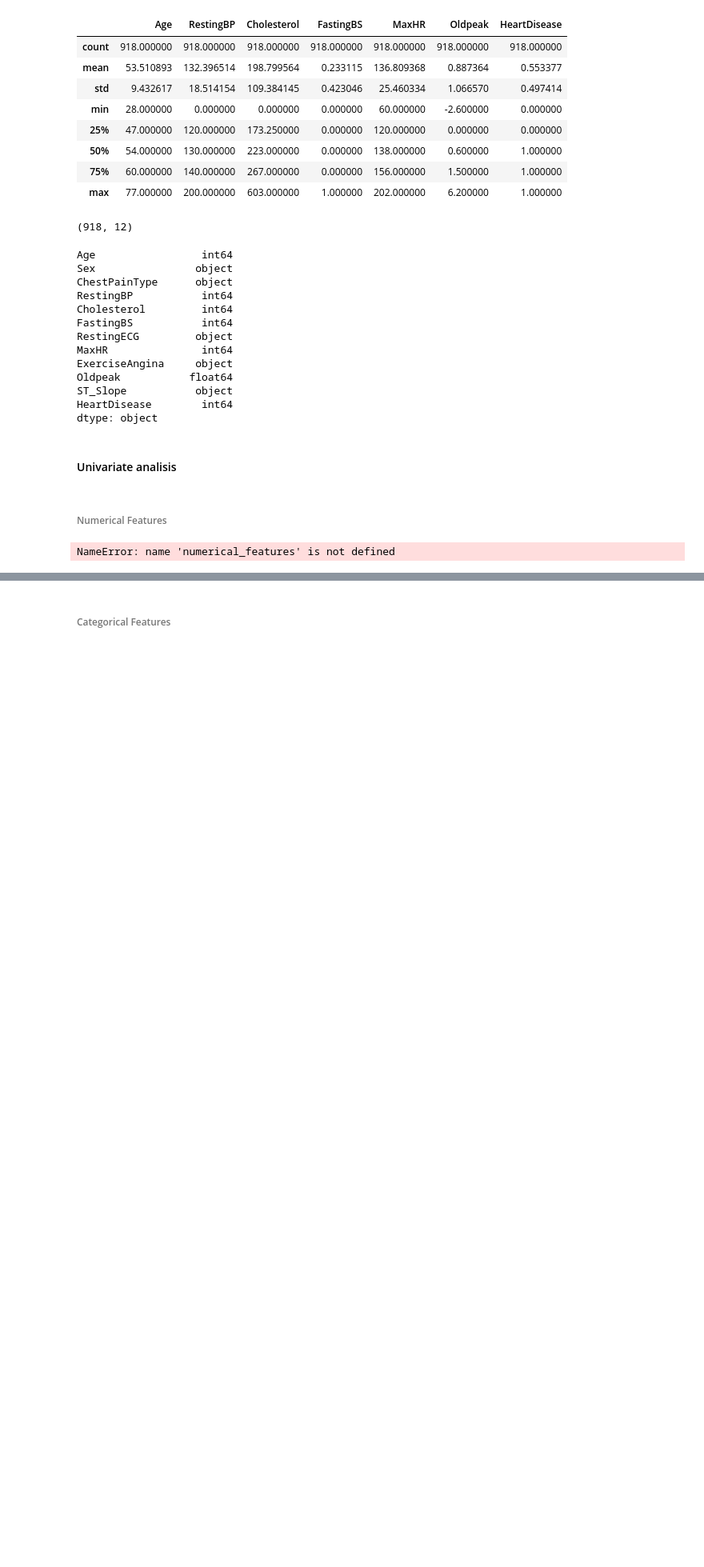
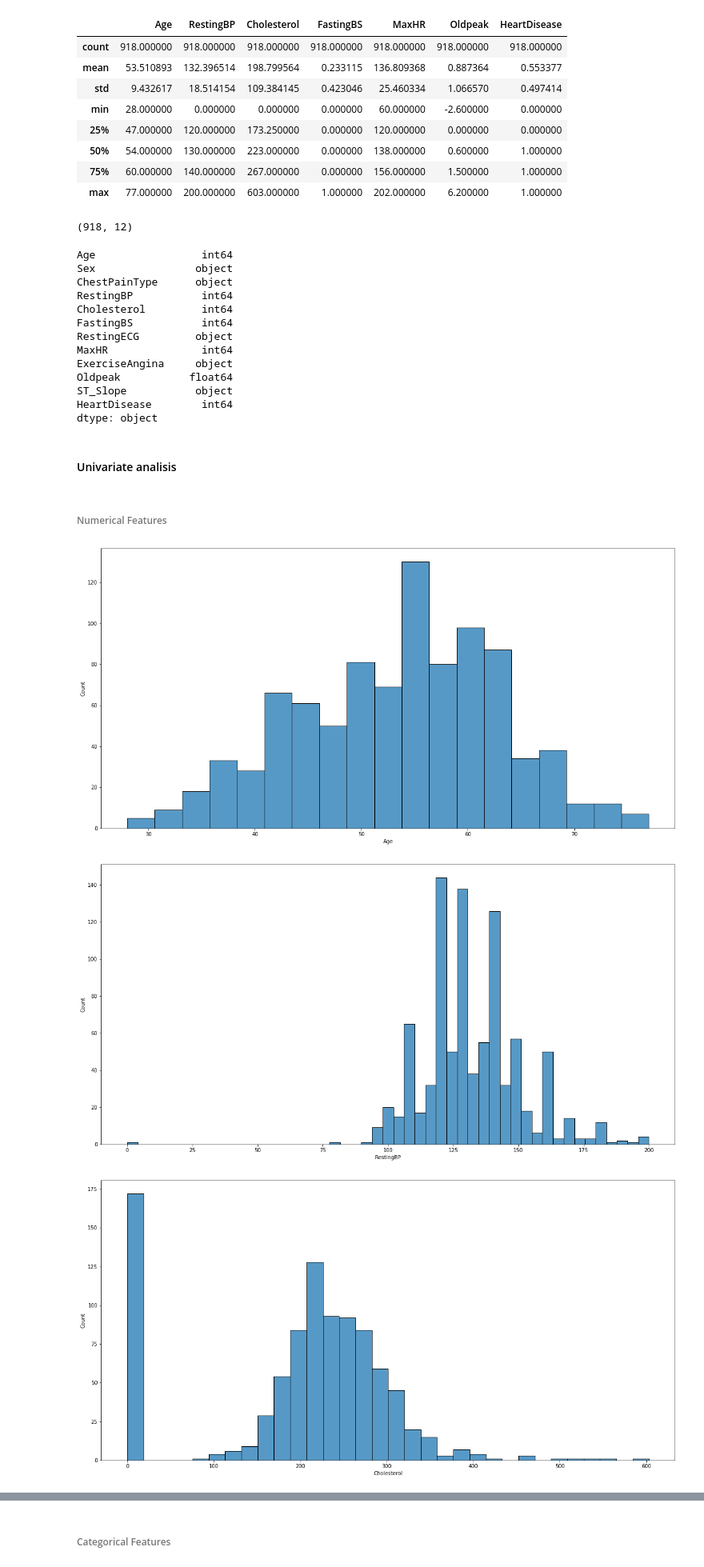
Before and after one commit to 13Mai13/heart-failure, a Jupyter notebook: notebooks/heart-failure.ipynb, the cells around one changed output, grey strips where cells are left out. Shown at 80% size. Saved outputs shown, nothing was run; the diff lists cells and outputs as text; code cells hidden in the pictures; blank space fills up the shorter version.

```diff
--- a/notebooks/heart-failure.ipynb
+++ b/notebooks/heart-failure.ipynb
@@ -70,6 +70,8 @@ def plot_variable_distribution(variable_name):
     plt.close()
 # %%
 for numerical_feature in numerical_features:
-    plot_variable_distribution(numerical_name)
+    plot_variable_distribution(numerical_feature)
 # %% [output]
-NameError: name 'numerical_features' is not defined
+[figure, added]
+[figure, added]
+[figure, added]
```
Also changed, not shown: parts of 13 cells of this notebook, 4 other files.
